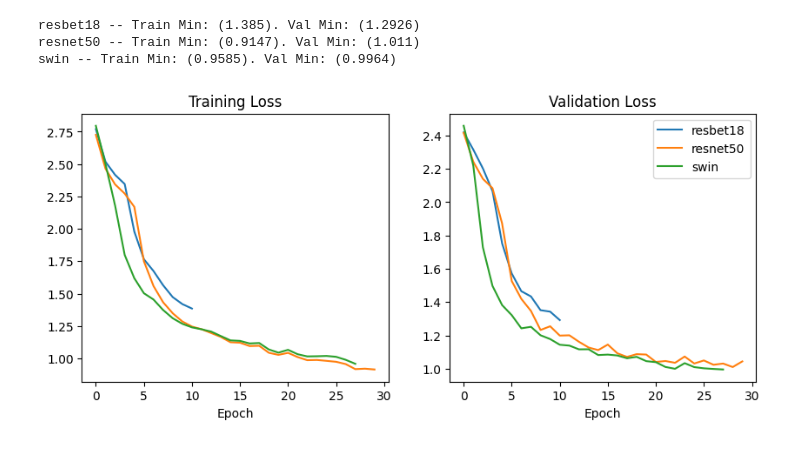
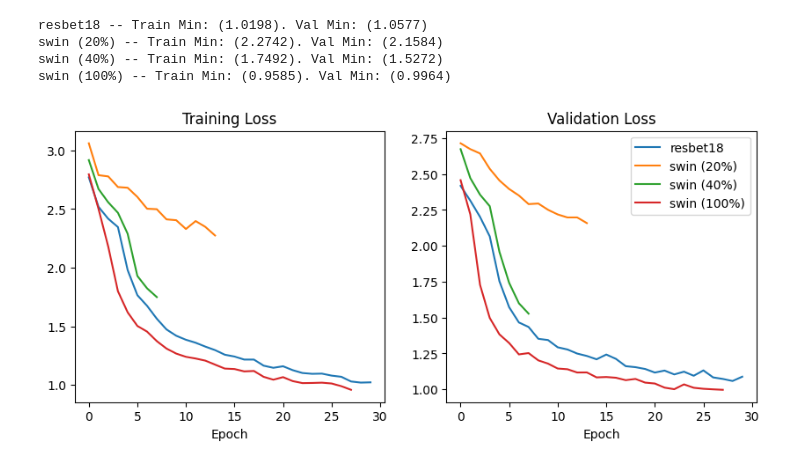
Before and after one commit to BeanHam/2026-pathway-generation, a Jupyter notebook: reference/loss_check.ipynb, the cells around one changed output. Drawn from its saved outputs; the diff is of its cells as text; code cells hidden in the pictures.

```diff
--- a/reference/loss_check.ipynb
+++ b/reference/loss_check.ipynb
@@ -4,36 +4,41 @@ import numpy as np
 import matplotlib.pyplot as plt
 logs = [
     '/data/models/bin/2026_pathway_generation/reference_logs/resnet18_ddp_graph_20260209_121921/',
-    '/data/models/bin/2026_pathway_generation/reference_logs/resnet50_ddp_graph_20260209_004201/',
+    '/data/models/bin/2026_pathway_generation/reference_logs/swin_tiny_ddp_graph_20260211_151952_0.2/',
+    '/data/models/bin/2026_pathway_generation/reference_logs/swin_tiny_ddp_graph_20260211_152110_0.4/',
     '/data/models/bin/2026_pathway_generation/reference_logs/swin_tiny_ddp_graph_20260206_130501/',
 ]
-labels = ['resbet18', 'resnet50', 'swin']
+labels = ['resbet18', 'swin (20%)', 'swin (40%)', 'swin (100%)']
 # %%
 fig, axs = plt.subplots(1,2, figsize=(10,4))
 for i, log in enumerate(logs):
     loss = np.load(log+'loss_log.pkl', allow_pickle=True)
     train = np.stack(loss['train'])
     val = np.stack(loss['val'])
     if '2026_pathway_generation' in log:
         train = train[:,2]
         val = val[:,2]
         if 'ddp' in log:
-            count = len(train)//572
-            train = [np.mean(train[i*572:(i+1)*572]) for i in range(count)]
+            if '0.2' in log: n = 115
+            elif '0.4' in log: n = 229
+            else: n = 572
+            count = len(train)//n
+            train = [np.mean(train[i*n:(i+1)*n]) for i in range(count)]
         else:
             count = len(train)//2288
             train = [np.mean(train[i*2288:(i+1)*2288]) for i in range(count)]
     print(f'{labels[i]} -- Train Min: ({round(np.min(train), 4)}). Val Min: ({round(np.min(val), 4)})')
     axs[0].plot(train, label=labels[i])
     axs[0].set_title('Training Loss')
     axs[0].set_xlabel('Epoch')
     axs[1].plot(val, label=labels[i])
     axs[1].set_title('Validation Loss')
     axs[1].set_xlabel('Epoch')
     plt.legend()
 pass
 # %% [output]
-resbet18 -- Train Min: (1.385). Val Min: (1.2926)
-resnet50 -- Train Min: (0.9147). Val Min: (1.011)
-swin -- Train Min: (0.9585). Val Min: (0.9964)
+resbet18 -- Train Min: (1.0198). Val Min: (1.0577)
+swin (20%) -- Train Min: (2.2742). Val Min: (2.1584)
+swin (40%) -- Train Min: (1.7492). Val Min: (1.5272)
+swin (100%) -- Train Min: (0.9585). Val Min: (0.9964)
-[figure, old version]
+[figure, new version]
```
Also changed, not shown: 1 other file.
